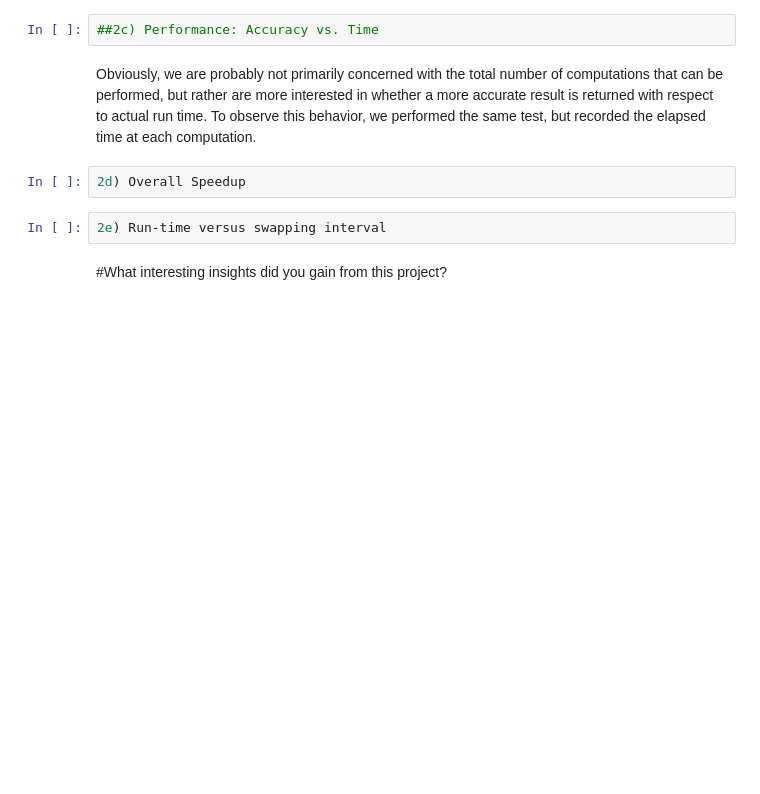
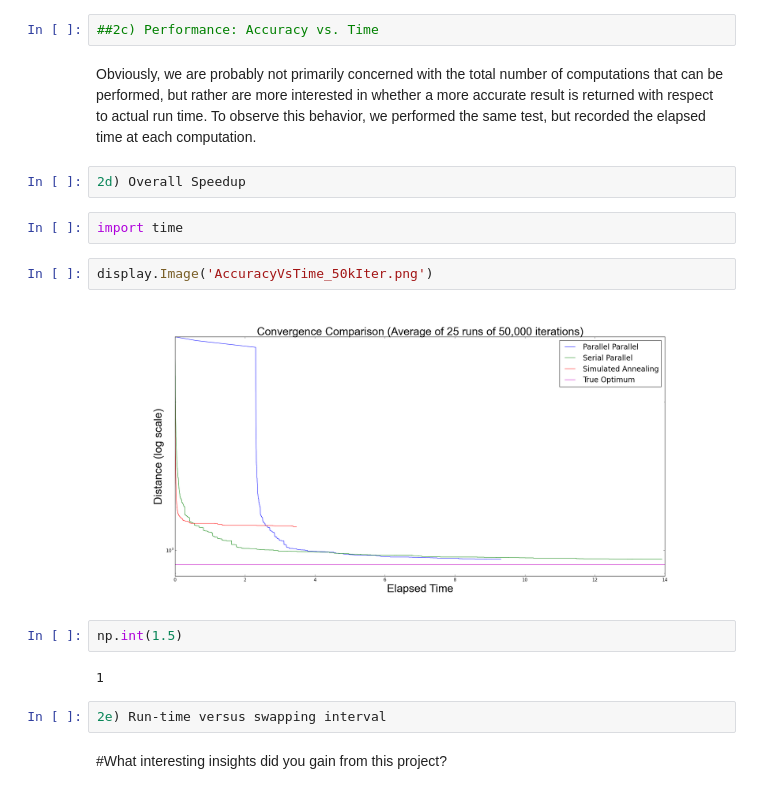
Before and after one commit to dekatzenel/cs205-final-project, a Jupyter notebook: Report.ipynb, the cells around one changed output. Cells and saved outputs as stored; diff of their text form; blank space fills up the shorter version.

```diff
--- a/Report.ipynb
+++ b/Report.ipynb
@@ -117,6 +117,16 @@ In this comparison, SA converges towards the optimum more quickly in the first f
 Obviously, we are probably not primarily concerned with the total number of computations that can be performed, but rather are more interested in whether a more accurate result is returned with respect to actual run time.  To observe this behavior, we performed the same test, but recorded the elapsed time at each computation.
 # %%
 2d) Overall Speedup
+# %%
+import time
+# %%
+display.Image('AccuracyVsTime_50kIter.png')
+# %% [output]
+[figure, added]
+# %%
+np.int(1.5)
+# %% [output]
+1
 # %%
 2e) Run-time versus swapping interval
 # %% [markdown]
```
Also changed, not shown: 3 other files.
